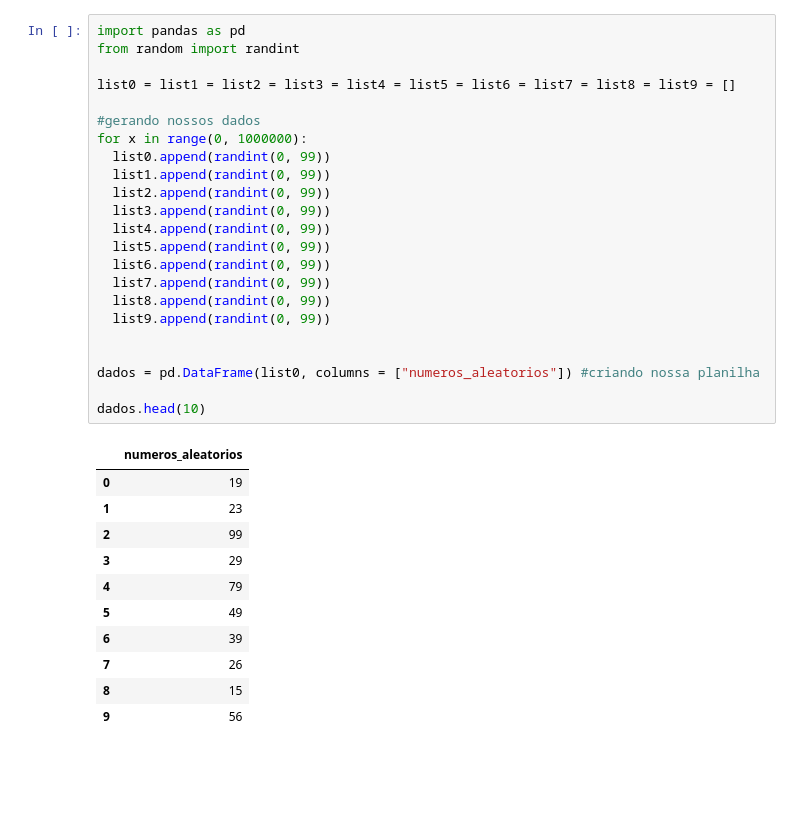
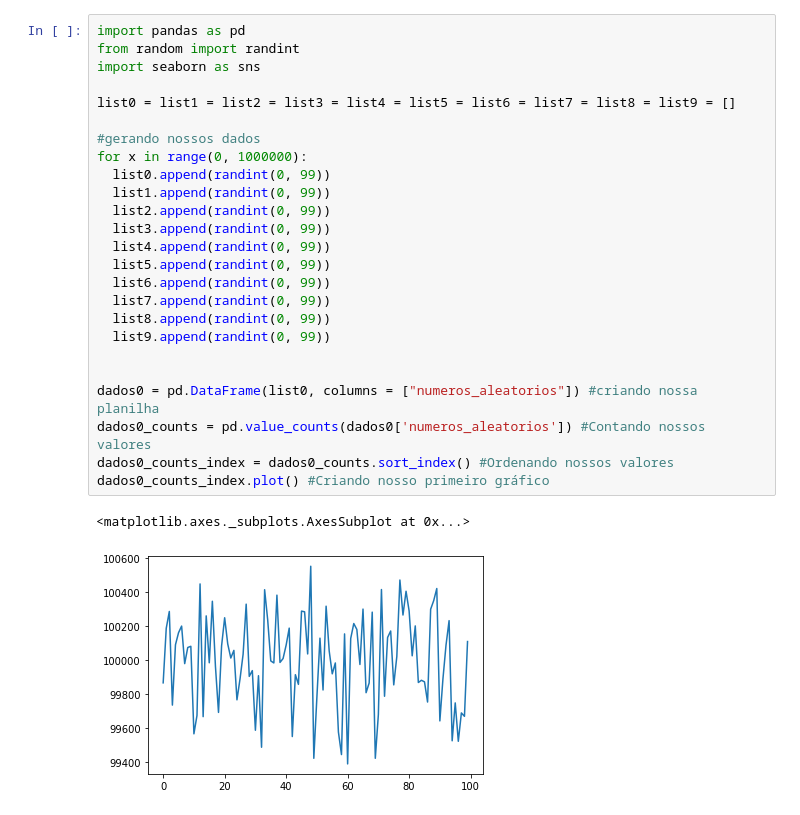
Before and after one commit to guilhermeluciosilva/python-data-science, a Jupyter notebook: Analisando_Randint/Analisando_randint.ipynb, the cells around one changed output. Saved outputs shown, nothing was run; the diff lists cells and outputs as text; blank space fills up the shorter version.

```diff
--- a/Analisando_Randint/Analisando_randint.ipynb
+++ b/Analisando_Randint/Analisando_randint.ipynb
@@ -3,35 +3,28 @@
 # %%
 import pandas as pd
 from random import randint
+import seaborn as sns
 
 list0 = list1 = list2 = list3 = list4 = list5 = list6 = list7 = list8 = list9 = []
 
 #gerando nossos dados
 for x in range(0, 1000000):
   list0.append(randint(0, 99))
   list1.append(randint(0, 99))
   list2.append(randint(0, 99))
   list3.append(randint(0, 99))
   list4.append(randint(0, 99))
   list5.append(randint(0, 99))
   list6.append(randint(0, 99))
   list7.append(randint(0, 99))
   list8.append(randint(0, 99))
   list9.append(randint(0, 99))
 
 
-dados = pd.DataFrame(list0, columns = ["numeros_aleatorios"]) #criando nossa planilha
-
-dados.head(10)
+dados0 = pd.DataFrame(list0, columns = ["numeros_aleatorios"]) #criando nossa planilha
+dados0_counts = pd.value_counts(dados0['numeros_aleatorios']) #Contando nossos valores
+dados0_counts_index = dados0_counts.sort_index() #Ordenando nossos valores
+dados0_counts_index.plot() #Criando nosso primeiro gráfico
 # %% [output]
-|  | numeros_aleatorios |
-| 0 | 19 |
-| 1 | 23 |
-| 2 | 99 |
-| 3 | 29 |
-| 4 | 79 |
-| 5 | 49 |
-| 6 | 39 |
-| 7 | 26 |
-| 8 | 15 |
-| 9 | 56 |
+<matplotlib.axes._subplots.AxesSubplot at 0x...>
+[figure, added]
```
Also changed, not shown: parts of 5 cells of this notebook.
